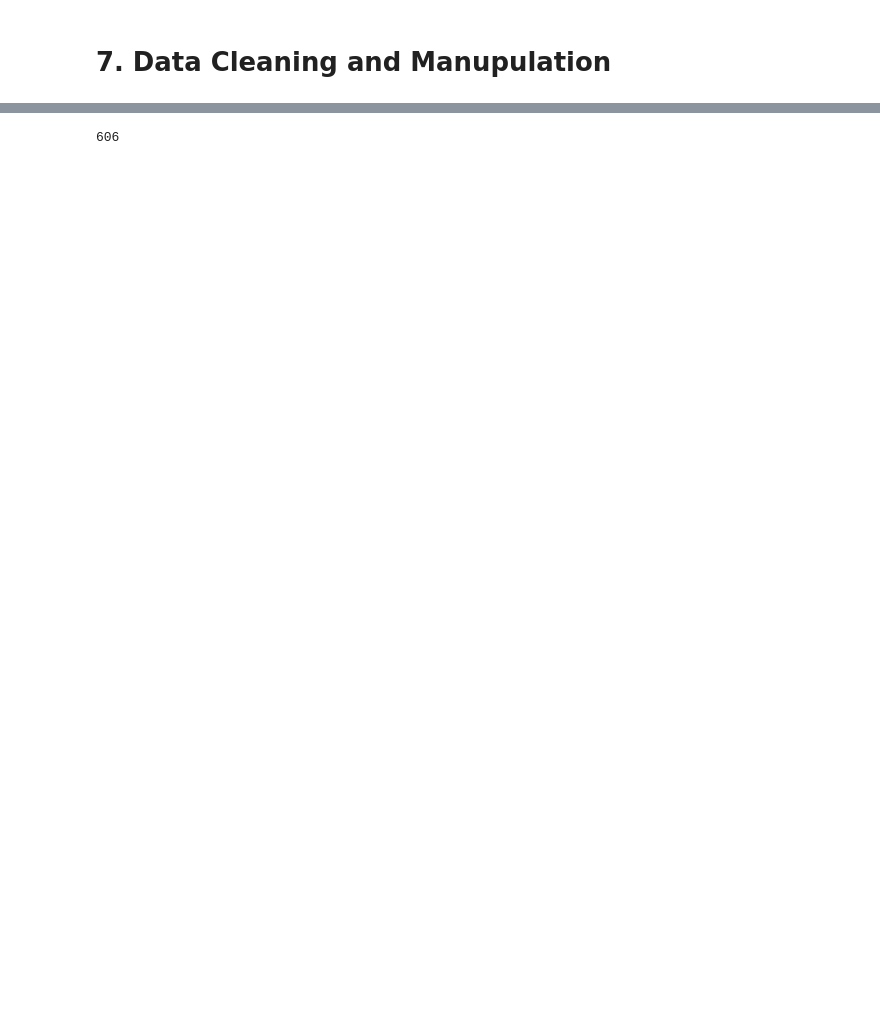
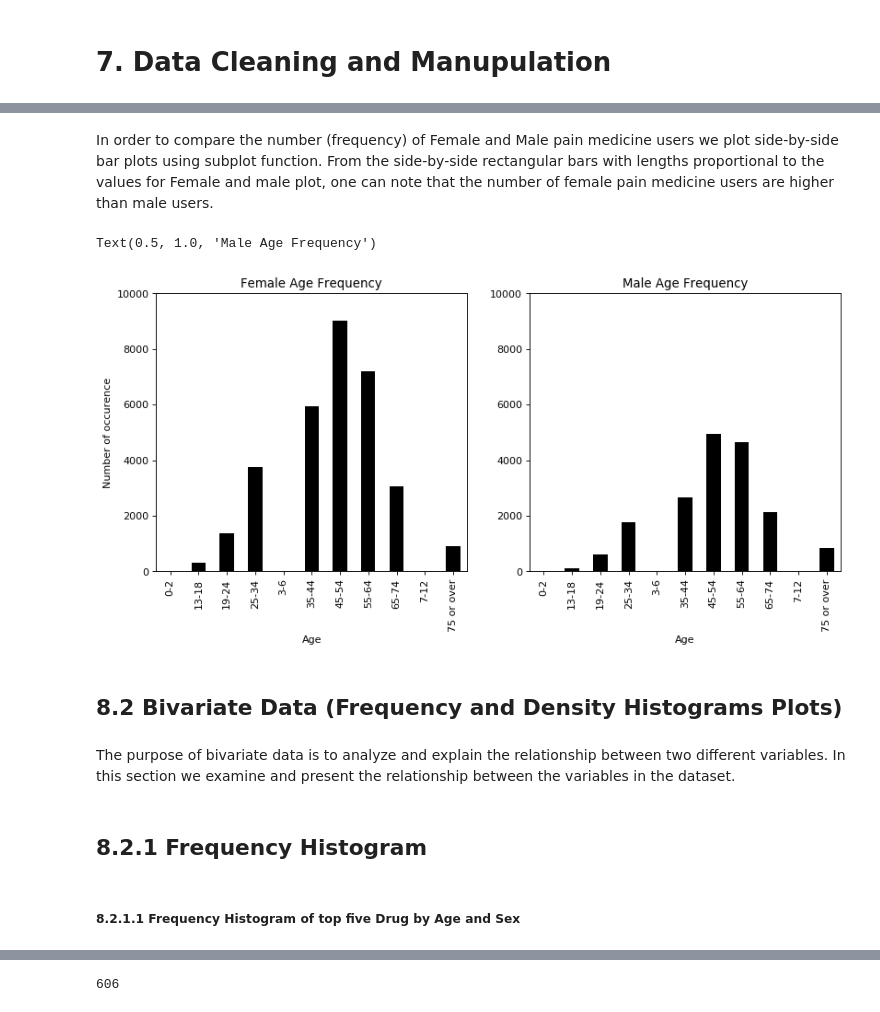
Before and after one commit to danielabebe1/CapstoneProject1, a Jupyter notebook: CapstoneProject1a.ipynb, the cells around one changed output, grey strips where cells are left out. Saved outputs shown, nothing was run; the diff lists cells and outputs as text; code cells hidden in the pictures; blank space fills up the shorter version.

```diff
--- a/CapstoneProject1a.ipynb
+++ b/CapstoneProject1a.ipynb
@@ -123,0 +268,24 @@ df_data.shape
+# %% [markdown]
+In order to compare the number (frequency) of Female and Male pain medicine users we plot side-by-side bar plots using subplot function. From the side-by-side rectangular bars with lengths proportional to the values for Female and male plot, one can note that the number of female pain medicine users are higher than male users.
+# %%
+plt.figure(figsize=(12,5), dpi= 80)
+plt.subplot(1, 2, 1)
+df_female.groupby('Age')['Sex'].count().plot(kind='bar', color='k')
+plt.ylim(0,10000)
+plt.ylabel('Number of occurence')
+plt.title('Female Age Frequency')
+plt.subplot(1, 2, 2)
+df_male.groupby('Age')['Sex'].count().plot(kind='bar', color='k')
+plt.ylim(0,10000)
+plt.title('Male Age Frequency')
+# %% [output]
+Text(0.5, 1.0, 'Male Age Frequency')
+[figure, added]
+# %% [markdown]
+## 8.2 Bivariate Data (Frequency and Density Histograms Plots)
+# %% [markdown]
+The purpose of bivariate data is to analyze and explain the relationship between two different variables. In this section we examine and present the relationship between the variables in the dataset.
+# %% [markdown]
+## 8.2.1 Frequency Histogram
+# %% [markdown]
+##### 8.2.1.1 Frequency Histogram of top five Drug by Age and Sex
```
Also changed, not shown: parts of 150 cells of this notebook.
